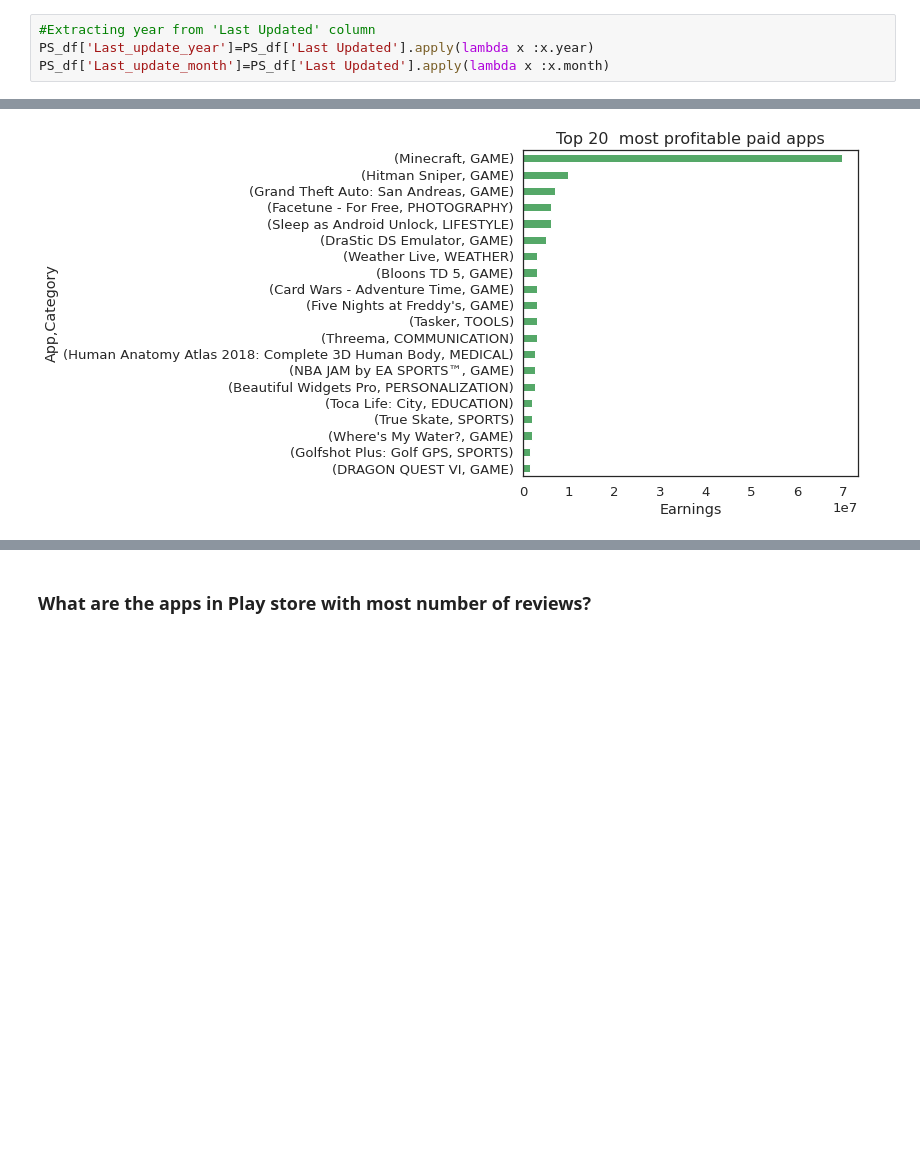
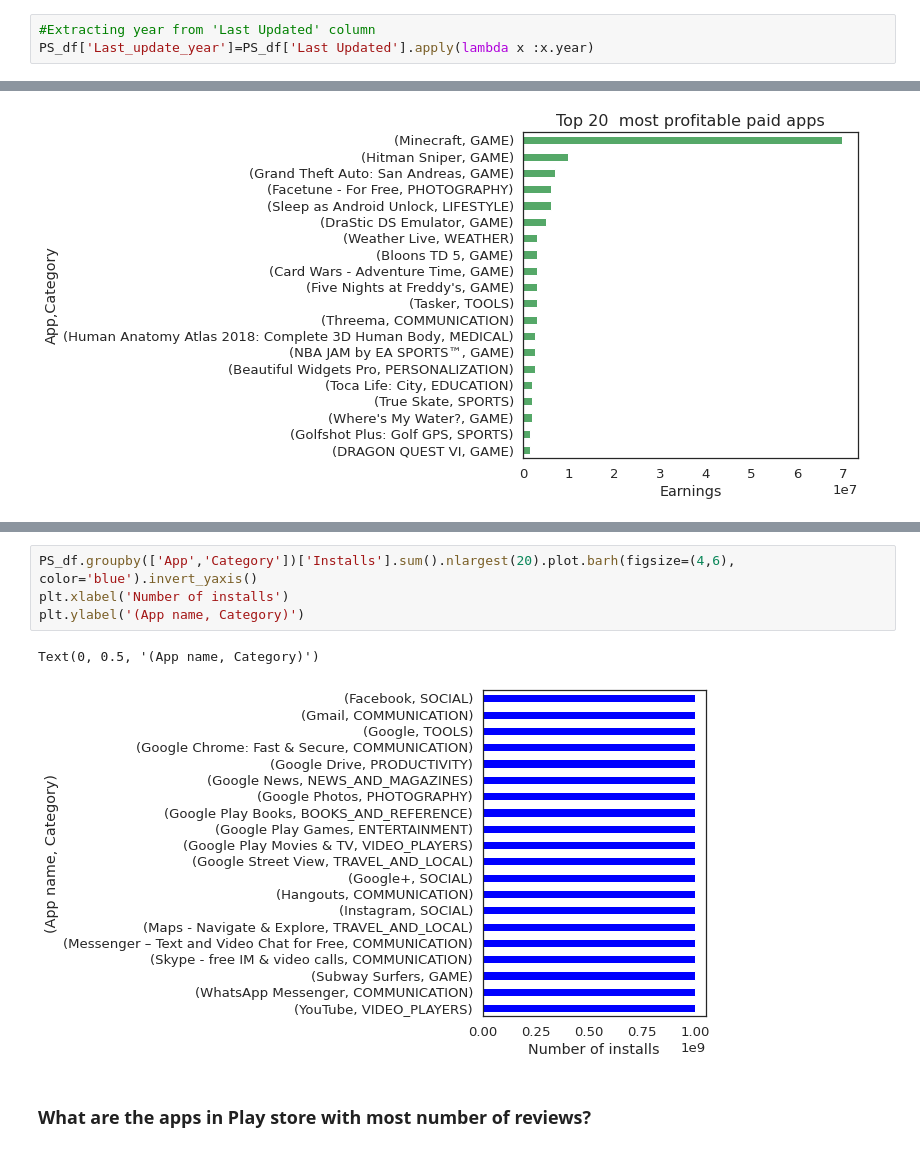
Before and after one commit to RadhikaRM/Playstore-Data-Analysis, a Jupyter notebook: PlayStore_EDA.ipynb, the cells around one changed output, grey strips where cells are left out. Saved outputs shown, nothing was run; the diff lists cells and outputs as text; blank space fills up the shorter version.

```diff
--- a/PlayStore_EDA.ipynb
+++ b/PlayStore_EDA.ipynb
@@ -547,7 +547,6 @@ PS_df['Size_group']=PS_df['Size'].apply(lambda x:size_group(x))
 # %%
 #Extracting year from 'Last Updated' column
 PS_df['Last_update_year']=PS_df['Last Updated'].apply(lambda x :x.year)
-PS_df['Last_update_month']=PS_df['Last Updated'].apply(lambda x :x.month)
 # %%
 #Log transformed Installs
 PS_df['log_installs']=np.log10(PS_df['Installs'])
@@ -1270,3 +1310,10 @@ Most of the top apps which have made highest profits belong to Games  category
+# %%
+PS_df.groupby(['App','Category'])['Installs'].sum().nlargest(20).plot.barh(figsize=(4,6), color='blue').invert_yaxis()
+plt.xlabel('Number of installs')
+plt.ylabel('(App name, Category)')
+# %% [output]
+Text(0, 0.5, '(App name, Category)')
+[figure, added]
 # %% [markdown]
 ### **What are the apps in Play store with most number of reviews?**
 # %%
```
Also changed, not shown: parts of 21 cells of this notebook.
